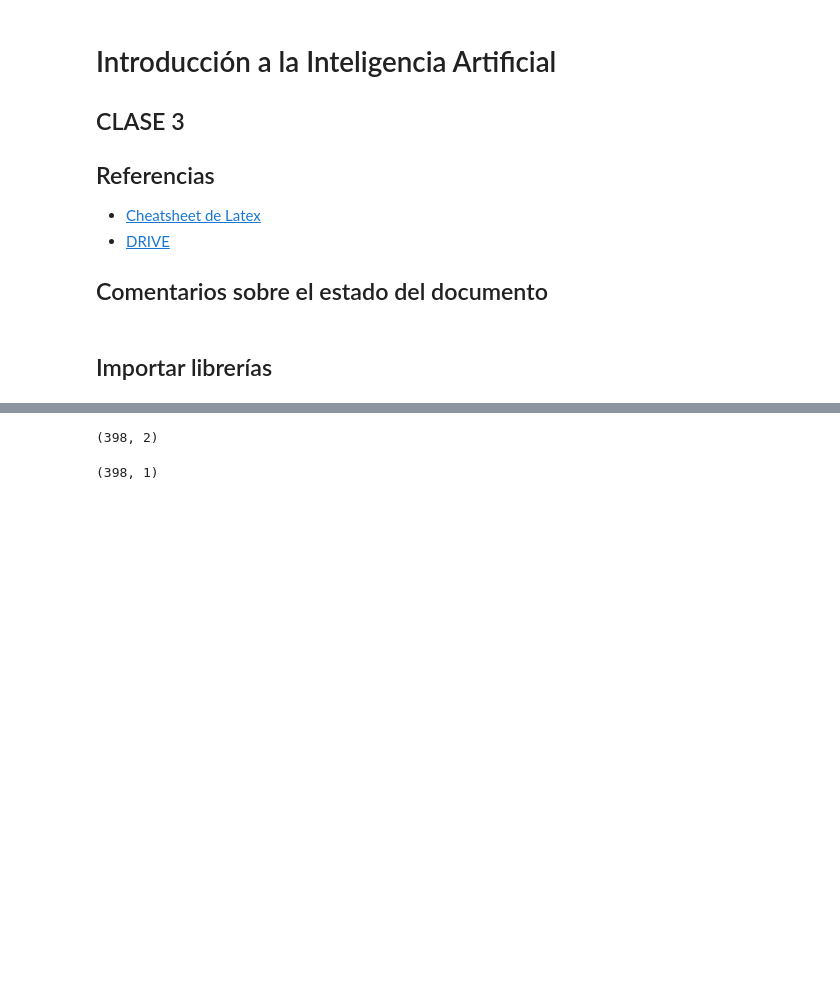
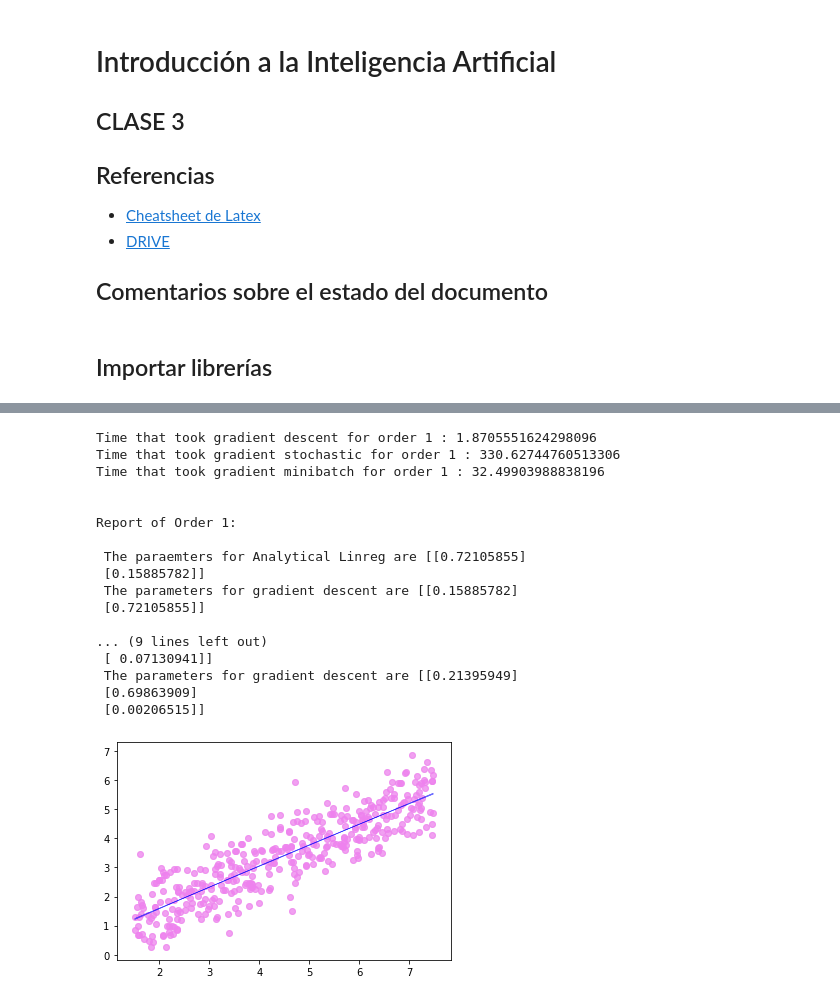
Before and after one commit to jmorellid/EspecializacionIA, a Jupyter notebook: 01_Introducción_Inteligencia_Artificial/01_C4_Ejercicios_IIA.ipynb, the cells around one changed output, grey strips where cells are left out. Drawn from its saved outputs; the diff is of its cells as text; code cells hidden in the pictures; blank space fills up the shorter version.

```diff
--- a/01_Introducción_Inteligencia_Artificial/01_C4_Ejercicios_IIA.ipynb
+++ b/01_Introducción_Inteligencia_Artificial/01_C4_Ejercicios_IIA.ipynb
@@ -162,9 +246,7 @@ class Linear_regression_gradient_stochastic(BaseModel):
 # %%
-
 income_happi = Data(FILE_PATH)
 X_train, y_train, X_test, y_test = income_happi.split(0.8)
 
-model = Linear_regression_gradient_descent()
-
-model.fit(X_train, y_train)
+X_train.shape
+adapt_data_order(X_train, 6)
 # %% [output]
@@ -190,11 +266,51 @@ array([[-4.09562725, -4.71572121],
-# %%
-income_happi = Data(FILE_PATH)
-X_train, y_train, X_test, y_test = income_happi.split(0.8)
-
-np.hstack((X_train, np.ones([X_train.shape[0], 1]))).shape
-# %% [output]
-(398, 2)
-# %%
-np.ones([X_train.shape[0], 1]).shape
-# %% [output]
-(398, 1)
+# %%
+orders = 3
+LinReg = LinearRegressionWithB()
+
+for i in range(1, orders):
+    X = adapt_data_order(X_train, i)
+
+    LinReg.fit(X, y_train)
+
+    train_ids = X.argsort(axis=0)[:,0]
+    plt.scatter(X_train, y_train, alpha=0.5, c='violet')
+    plt.plot(X_train[train_ids], LinReg.predict(X)[train_ids], color='blue', linewidth = 0.5)
+
+    seconds_1 = time.time()
+    X_expanded = np.vstack((np.ones(len(X)).reshape(1,len(X)), X.T)).T
+    W_gradient_descent = gradient_descent(X_expanded, y_train, epochs=100000, alpha=0.001)
+    seconds_2 = time.time()
+    print('Time that took gradient descent for order {} : {}'.format(i, seconds_2-seconds_1))
+
+    W_gradient_stochastic = gradient_stochastic(X_expanded, y_train, epochs=100000, alpha=0.001)
+    seconds_3 = time.time()
+    print('Time that took gradient stochastic for order {} : {}'.format(i, seconds_3-seconds_2))
+
+    W_gradient_minibatch = mini_batch_gradient_descent(X_expanded, y_train, epochs=100000, alpha=0.001)
+    seconds_4 = time.time()
+    print('Time that took gradient minibatch for order {} : {} \n\n'.format(i, seconds_4-seconds_3))
+
+
+    print('Report of Order {}: \n \n The paraemters for Analytical Linreg are {} \n The parameters for gradient descent are {} \n'.format(i, LinReg.model, W_gradient_descent))
+
+
+plt.show()
+# %% [output]
+Time that took gradient descent for order 1 : 1.8705551624298096
+Time that took gradient stochastic for order 1 : 330.62744760513306
+Time that took gradient minibatch for order 1 : 32.49903988838196
+
+
+Report of Order 1:
+
+ The paraemters for Analytical Linreg are [[0.72105855]
+ [0.15885782]]
+ The parameters for gradient descent are [[0.15885782]
+ [0.72105855]]
+
+... (9 lines left out)
+ [ 0.07130941]]
+ The parameters for gradient descent are [[0.21395949]
+ [0.69863909]
+ [0.00206515]]
+[figure, added]
```
Also changed, not shown: parts of 6 cells of this notebook.
